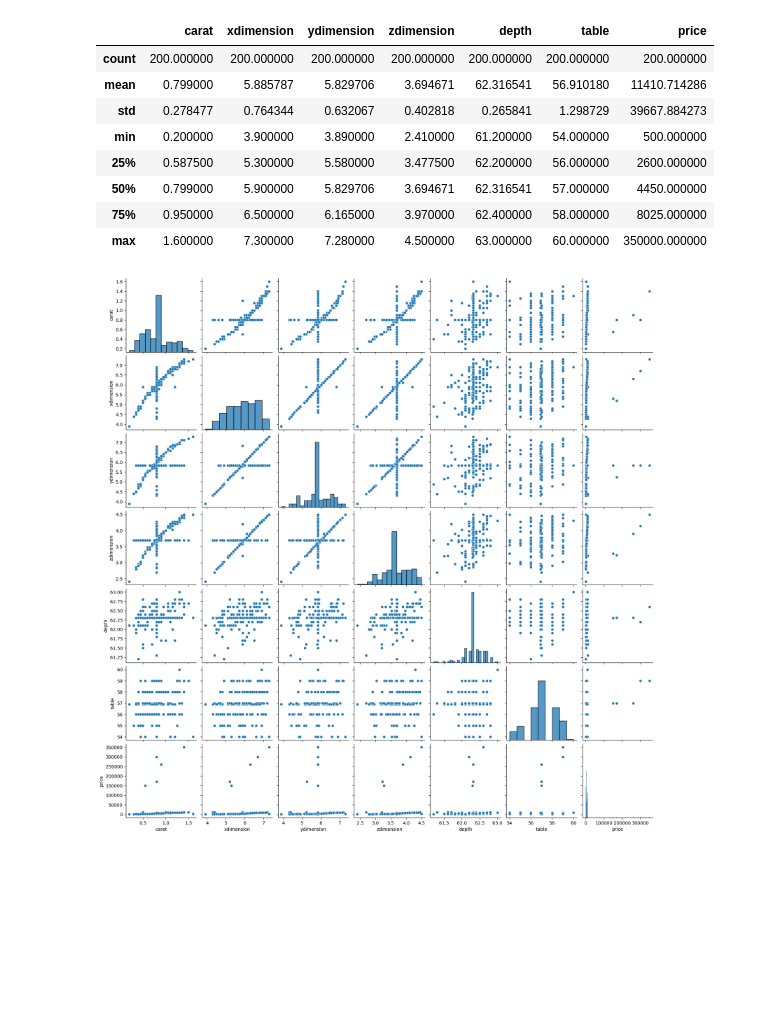
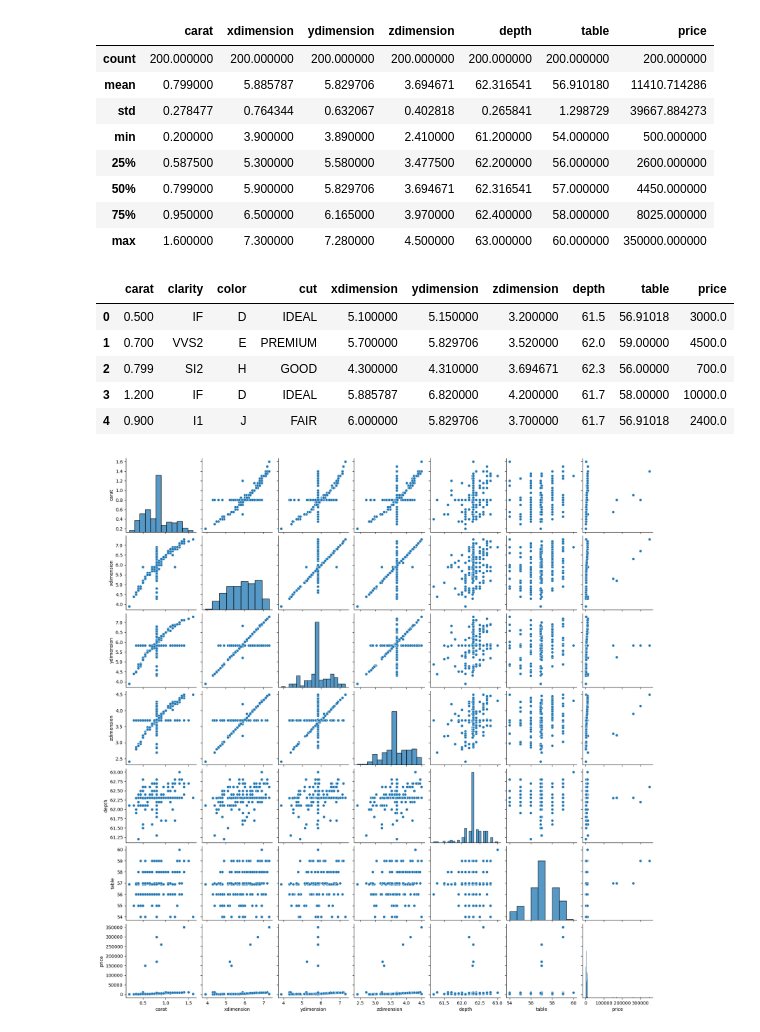
Before and after one commit to s32225/PAD_cw, a Jupyter notebook: projektowa praca domowa/main.ipynb, the cells around one changed output. Cells and saved outputs as stored; diff of their text form; code cells hidden in the pictures; blank space fills up the shorter version.

```diff
--- a/projektowa praca domowa/main.ipynb
+++ b/projektowa praca domowa/main.ipynb
@@ -261,3 +261,12 @@ data.describe()
 | 50% | 0.799000 | 5.900000 | 5.829706 | 3.694671 | 62.316541 | 57.000000 | 4450.000000 |
 | 75% | 0.950000 | 6.500000 | 6.165000 | 3.970000 | 62.400000 | 58.000000 | 8025.000000 |
 | max | 1.600000 | 7.300000 | 7.280000 | 4.500000 | 63.000000 | 60.000000 | 350000.000000 |
+# %%
+data.head()
+# %% [output]
+|  | carat | clarity | color | cut | xdimension | ydimension | zdimension | depth | table | price |
+| 0 | 0.500 | IF | D | IDEAL | 5.100000 | 5.150000 | 3.200000 | 61.5 | 56.91018 | 3000.0 |
+| 1 | 0.700 | VVS2 | E | PREMIUM | 5.700000 | 5.829706 | 3.520000 | 62.0 | 59.00000 | 4500.0 |
+| 2 | 0.799 | SI2 | H | GOOD | 4.300000 | 4.310000 | 3.694671 | 62.3 | 56.00000 | 700.0 |
+| 3 | 1.200 | IF | D | IDEAL | 5.885787 | 6.820000 | 4.200000 | 61.7 | 58.00000 | 10000.0 |
+| 4 | 0.900 | I1 | J | FAIR | 6.000000 | 5.829706 | 3.700000 | 61.7 | 56.91018 | 2400.0 |
```
Also changed, not shown: parts of 14 cells of this notebook, 6 other files.
